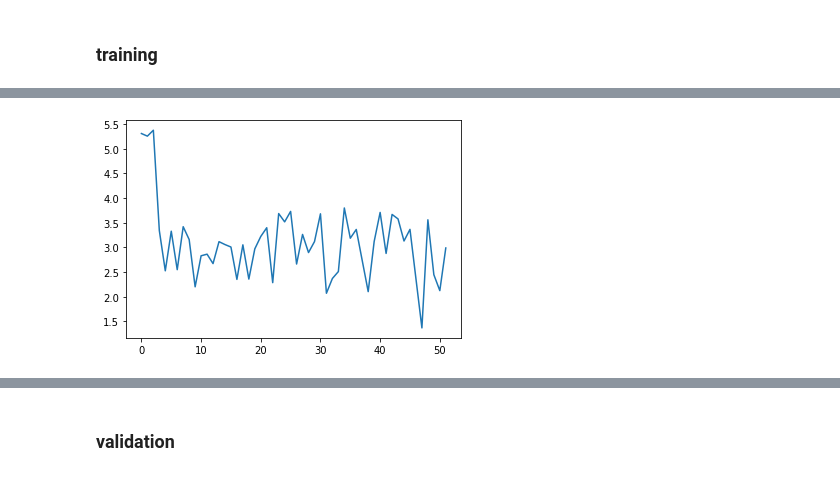
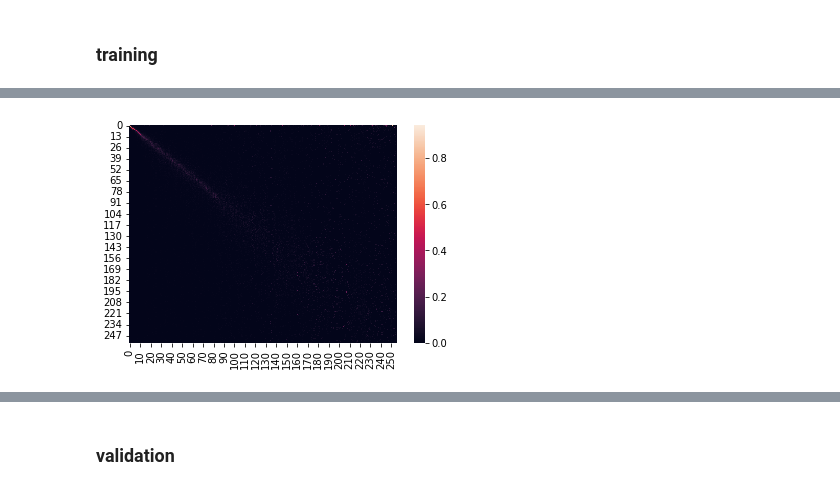
Before and after one commit to mmuravytskyi/snmp-madness, a Jupyter notebook: transformer_model.ipynb, the cells around one changed output, grey strips where cells are left out. Cells and saved outputs as stored; diff of their text form; code cells hidden in the pictures.

```diff
--- a/transformer_model.ipynb
+++ b/transformer_model.ipynb
@@ -380,0 +495,10 @@ train_loss_all = []
+# %%
+metrics_avg: Metrics = {}
+
+def record_metrics(metrics: t.Mapping):
+    for k, v in metrics.items():
+        v = jnp.expand_dims(v, -1)
+        if k in metrics_avg:
+            metrics_avg[k] = jnp.concatenate((metrics_avg[k], v), axis=-1)
+        else:
+            metrics_avg[k] = v
@@ -381,34 +507,40 @@ train_loss_all = []
 # %%
 if LOAD_WEIGHTS:
-    model_params = jnp.load('transformer_aka_karpathy.npy', allow_pickle=True)
+    model_params = jnp.load('transformer_a_la_karpathy_uniform_batch.npy', allow_pickle=True)
 else:
     avg_loss = []
+    confusion_matrix = jnp.zeros((BATCH_SIZE, VOCAB_SIZE, VOCAB_SIZE))
     prev_time = time.time()
+    training_start_ts = time.time()
     state = initial_state
-    for step in range(NUM_TRAINING_STEPS):
+    for step in range(NUM_TRAINING_STEPS + 1):
         batch = preproc_data(next(train_di))
         state, metrics = update(state, batch)
         # We use JAX runahead to mask data preprocessing and JAX dispatch overheads.
         # Using values from state/metrics too often will block the runahead and can
         # cause these overheads to become more prominent.
-        avg_loss.append(float(metrics['loss']))
-        # TODO:
-        #  - add elapsed time in min
+
+        #
         if step % EVAL_INTERVAL == 0:
             steps_per_sec = EVAL_INTERVAL / (time.time() - prev_time)
             prev_time = time.time()
             rng, new_rng = jax.random.split(rng)
             valid_loss, _ = loss_fn.apply(state.params, new_rng, preproc_data(next(test_di)))
-            valid_loss_all.append(valid_loss)
 
             metrics.update({'steps_per_sec': steps_per_sec, 'valid_loss': valid_loss})
-            # logging.info({k: float(v) for k, v in metrics.items()})
-            print(f"Step: {step}, " \
-                  f"Loss: {sum(avg_loss)/len(avg_loss):.2f}, " \
+
+            confusion_matrix = confusion_matrix + metrics['conf_mat']
+
+            record_metrics(metrics)
+
+            print(f"{(time.time() - training_start_ts)/60:0.1f} min, " \
+                  f"Step: {step}, " \
+                  f"Loss: {metrics['loss']:.2f}, " \
                   f"Vloss: {metrics['valid_loss']:.2f}, " \
                   f"Acc: {[f'{i:0.2f}' for i in metrics['accuracy']]}, " \
                   f"Acc3: {[f'{i:0.2f}' for i in metrics['accuracy_3']]}, " \
-                  # f"Acc5: {metrics['accuracy_5']}, " \
+                  # f"MAE: {metrics['mae']:.2f}, " \
                   f"")
-            avg_loss = []
+
+    final_params = state.params
 # %% [output]
@@ -432,7 +564,5 @@ Step: 49000, Loss: 5.05, Vloss: 6.85, Acc: ['0.01', '0.02', '0.58', '0.97'], Acc
-# %%
-plt.figure()
-plt.plot(valid_loss_all)
-plt.plot(train_loss_all)
-plt.show()
-# %% [output]
-[figure, removed]
+# %%
+if not LOAD_WEIGHTS:
+    sns.heatmap(confusion_matrix.sum(0)/(confusion_matrix.sum((0,1)) + 1))
+# %% [output]
+[figure, added]
```
Also changed, not shown: parts of 63 cells of this notebook.
